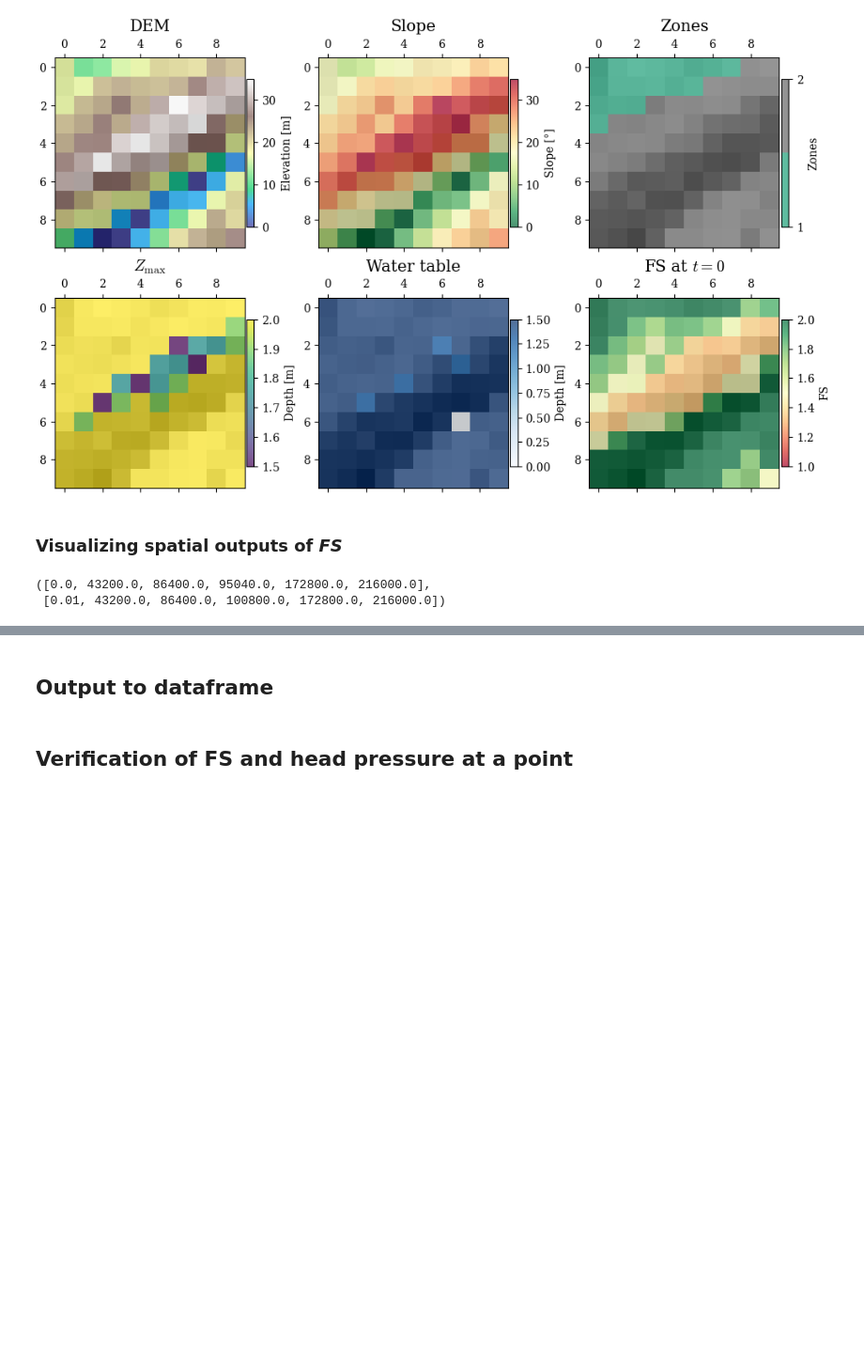
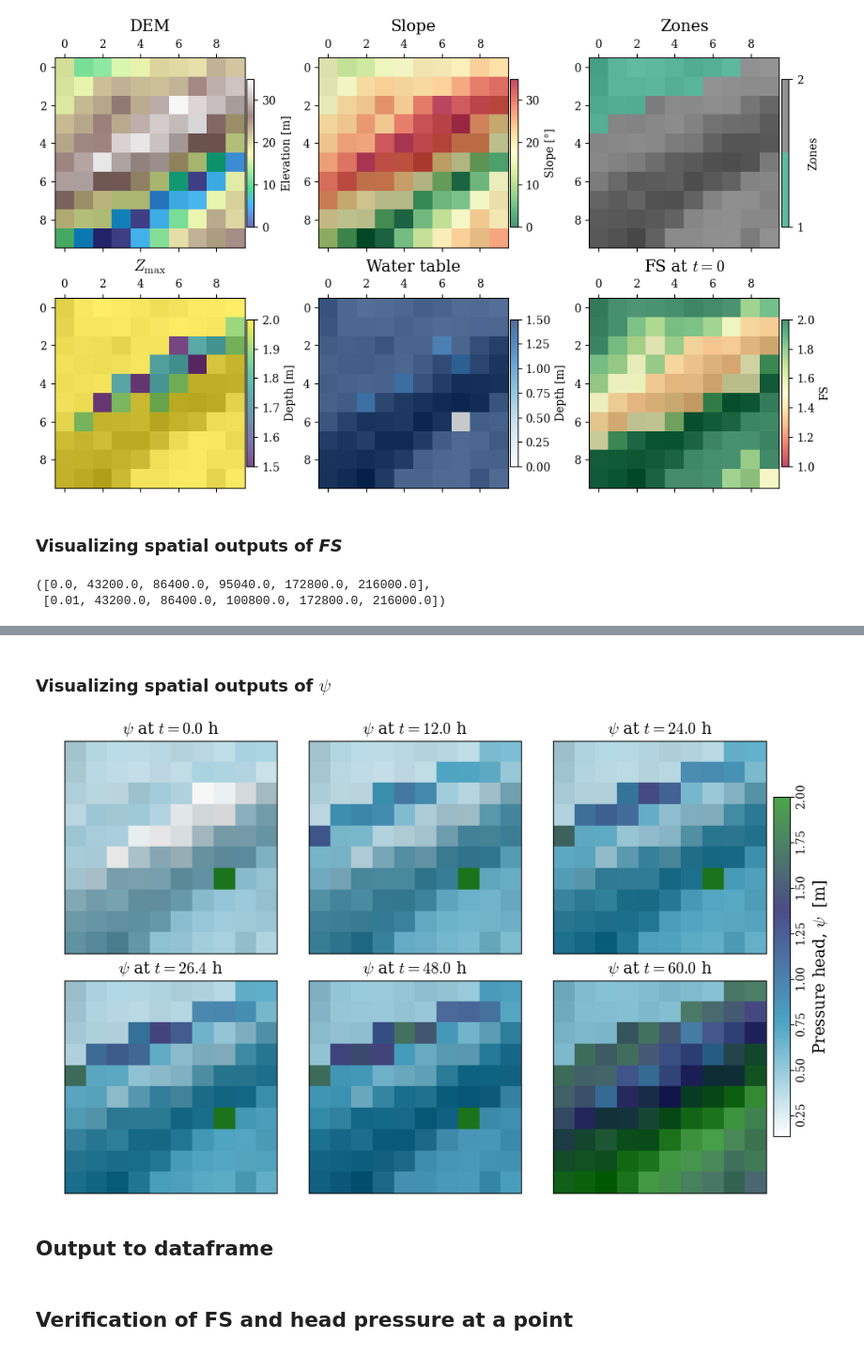
Before and after one commit to AppliedMechanics-EAFIT/slope_stability, a Jupyter notebook: notebooks/infinite_slope_rainfall_spatial.ipynb, the cells around one changed output, grey strips where cells are left out. Shown at 94% size. Drawn from its saved outputs; the diff is of its cells as text; code cells hidden in the pictures; blank space fills up the shorter version.

```diff
--- a/notebooks/infinite_slope_rainfall_spatial.ipynb
+++ b/notebooks/infinite_slope_rainfall_spatial.ipynb
@@ -614,3 +621,36 @@ plt.show()
+# %% [markdown]
+### Visualizing spatial outputs of $\psi$
+# %%
+n_subplots = len(actual_output_times)
+nrows=np.ceil(n_subplots/3).astype(int)
+
+fig, axs = plt.subplots(ncols=3, nrows=nrows, figsize=(10, 3*nrows), layout='constrained')
+all_psi = []
+for i, t in enumerate(actual_output_times):
+    psi_output_file = f"{outputs_dir}/TRp_at_fs_min/TRp_at_fs_min_{proj_name}_{model}_{i+1}.asc"
+    psi, header = load_ascii_raster(psi_output_file)
+    all_psi.append(psi)
+    ax = axs[i//3, i%3]
+    im_hsd = ax.matshow(hsd, cmap="gray", interpolation="none")
+    im_psi = ax.matshow(psi, cmap='ocean_r', alpha=0.7, interpolation="none")#, vmin=0, vmax=np.nanmax(depth))
+
+    ax.set_title(f"$\psi$ at $t={t/3600:.1f}$ h", fontsize='x-large')
+    ax.set_xticks([])
+    ax.set_yticks([])
+
+min_psi, max_psi = np.nanmin(all_psi), np.nanmax(all_psi)  # change vmin and vmax to each subplot
+for ax in axs.flatten():
+    ax.images[1].set_clim(vmin=min_psi, vmax=max_psi)
+
+cbar = fig.colorbar(im_psi, ax=axs, orientation='vertical', shrink=0.75, pad=0.01)
+cbar.ax.tick_params(axis="y", labelrotation=90, pad=1.5)
+cbar.set_label('Pressure head, $\psi$  [m]', rotation=90, size="x-large")
+[label.set_va("center") for label in cbar.ax.get_yticklabels()]
+fig.canvas.header_visible = False
+fig.canvas.toolbar_position = 'bottom'
+plt.show()
+# %% [output]
+[figure, added]
 # %% [markdown]
 ## Output to dataframe
 # %%
```
Also changed, not shown: parts of 1 cell of this notebook.
